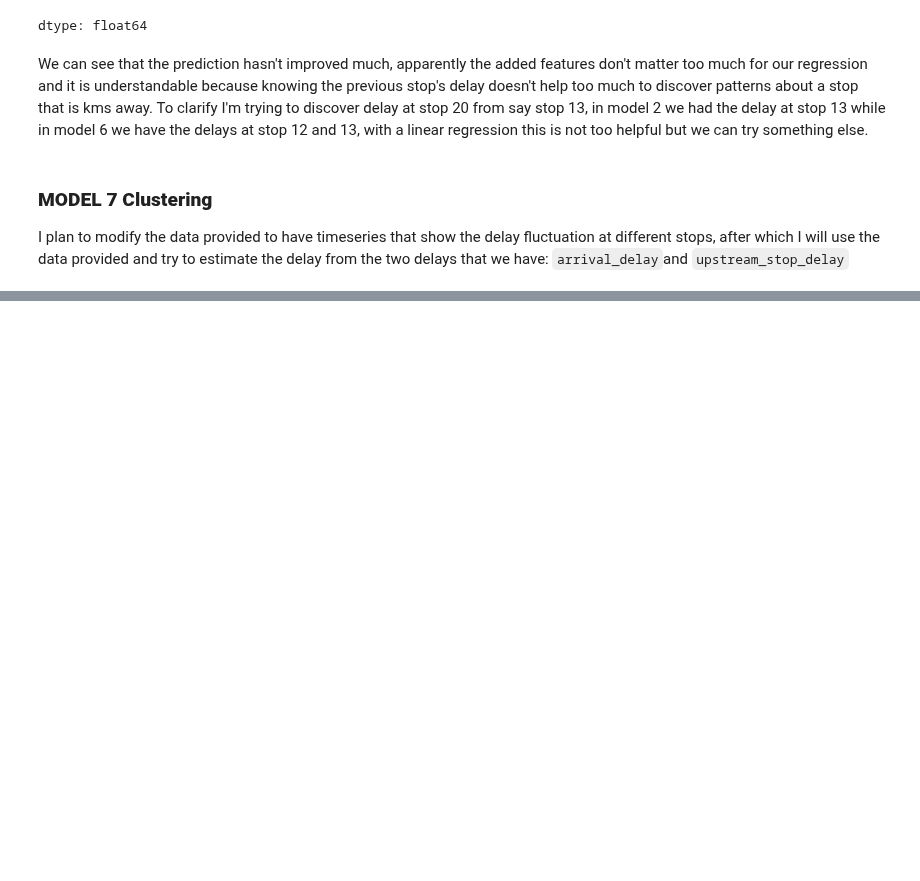
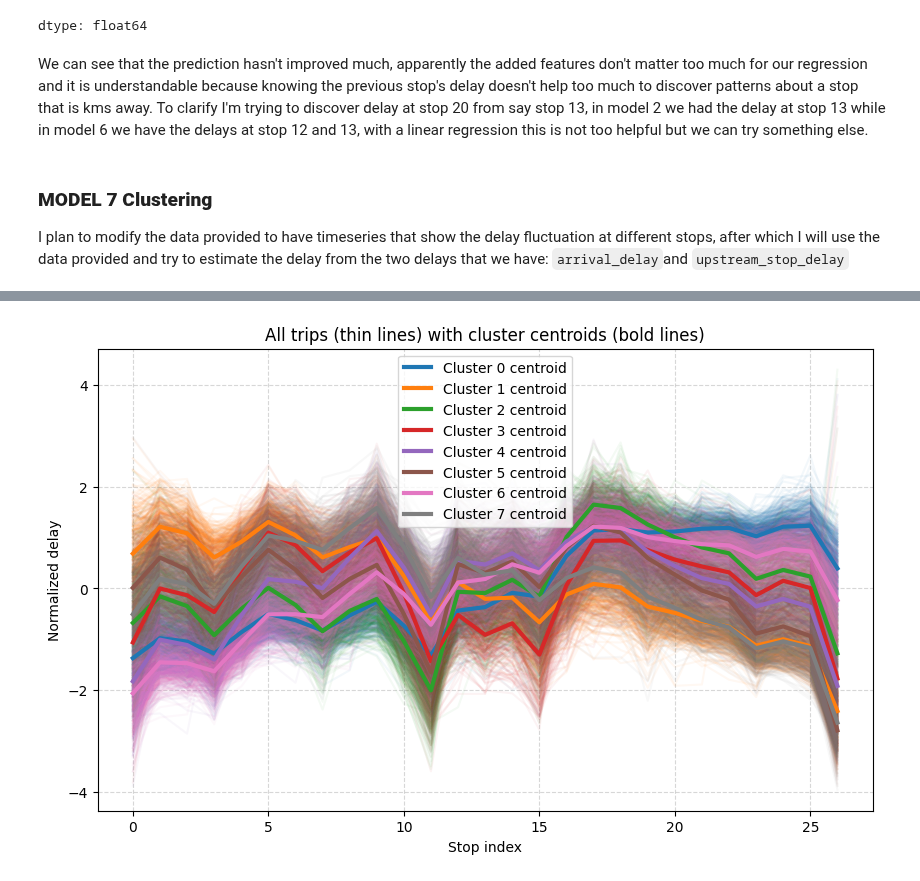
Before and after one commit to Gioalf/AH2179, a Jupyter notebook: project/AIprojectGioAlf.ipynb, the cells around one changed output, grey strips where cells are left out. Saved outputs shown, nothing was run; the diff lists cells and outputs as text; code cells hidden in the pictures; blank space fills up the shorter version.

```diff
--- a/project/AIprojectGioAlf.ipynb
+++ b/project/AIprojectGioAlf.ipynb
@@ -1555,3 +1551,4 @@ dfB_model7
 # %%
 # Separating the df to not leak any data
-dfB_model7_train
+dfB_model7_train=dfB_model7[dfB_model7['Calendar_date']<20220600]
+dfB_model7_test=dfB_model7[dfB_model7['Calendar_date']>=20220600]
@@ -1584,0 +1604,41 @@ print(vectorized_day_dataset)
+# %%
+import numpy as np
+import matplotlib.pyplot as plt
+from sklearn.cluster import KMeans
+from sklearn.preprocessing import StandardScaler
+
+# --- Assume your data matrix ---
+# vectorized_delays: shape (n_trips, n_stops)
+
+# Normalize each trip so shapes are comparable
+vectorized_delays_norm = (vectorized_delays - vectorized_delays.mean(axis=1, keepdims=True)) / (
+    vectorized_delays.std(axis=1, keepdims=True) + 1e-8
+)
+
+
+# --- KMeans clustering ---
+n_clusters = 8  # adjust as needed
+kmeans = KMeans(n_clusters=n_clusters, random_state=42, n_init=10)
+labels = kmeans.fit_predict(vectorized_delays_norm)
+
+# --- Plot all trips with cluster centroids ---
+plt.figure(figsize=(10, 6))
+
+# Plot all trips, colored by cluster
+for c in range(n_clusters):
+    cluster_data = vectorized_delays_norm[labels == c]
+    plt.plot(cluster_data.T, color=f"C{c}", alpha=0.05)  # faint lines for individual trips
+
+# Overlay the cluster centroids (mean trend)
+for c in range(n_clusters):
+    centroid = kmeans.cluster_centers_[c]
+    plt.plot(centroid, color=f"C{c}", linewidth=3, label=f'Cluster {c} centroid')
+
+plt.xlabel("Stop index")
+plt.ylabel("Normalized delay")
+plt.title("All trips (thin lines) with cluster centroids (bold lines)")
+plt.legend()
+plt.grid(True, linestyle='--', alpha=0.5)
+plt.show()
+# %% [output]
+[figure, added]
```
Also changed, not shown: parts of 21 cells of this notebook.
